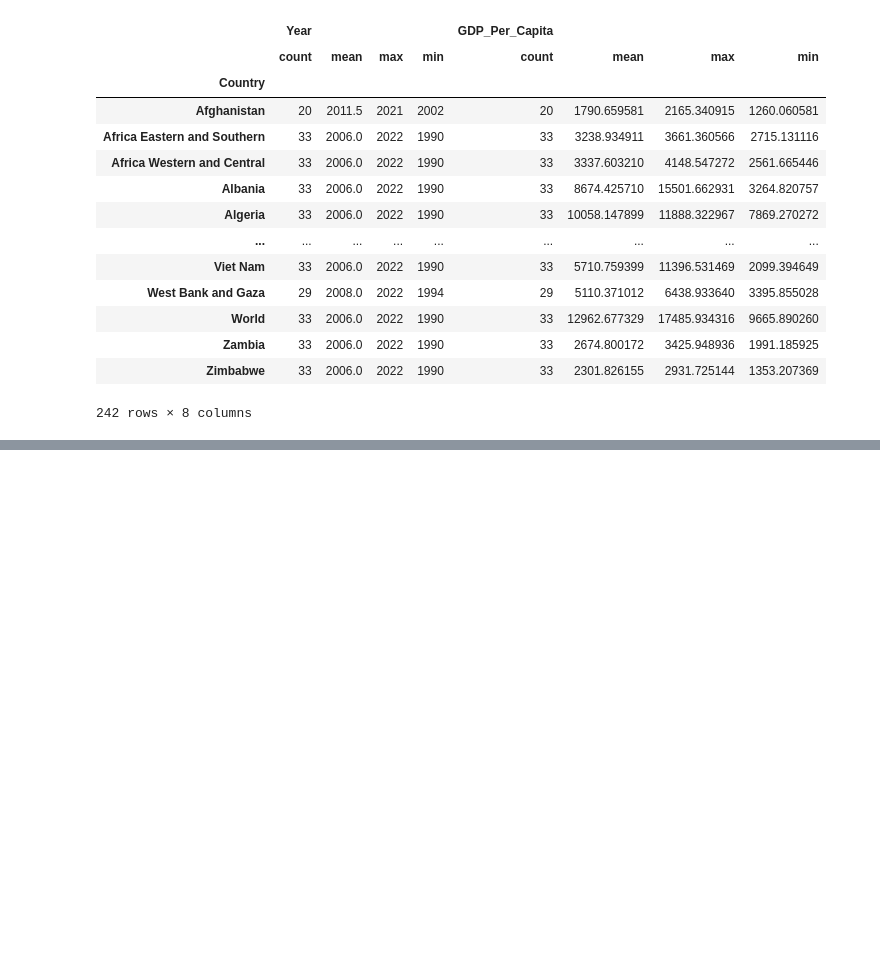
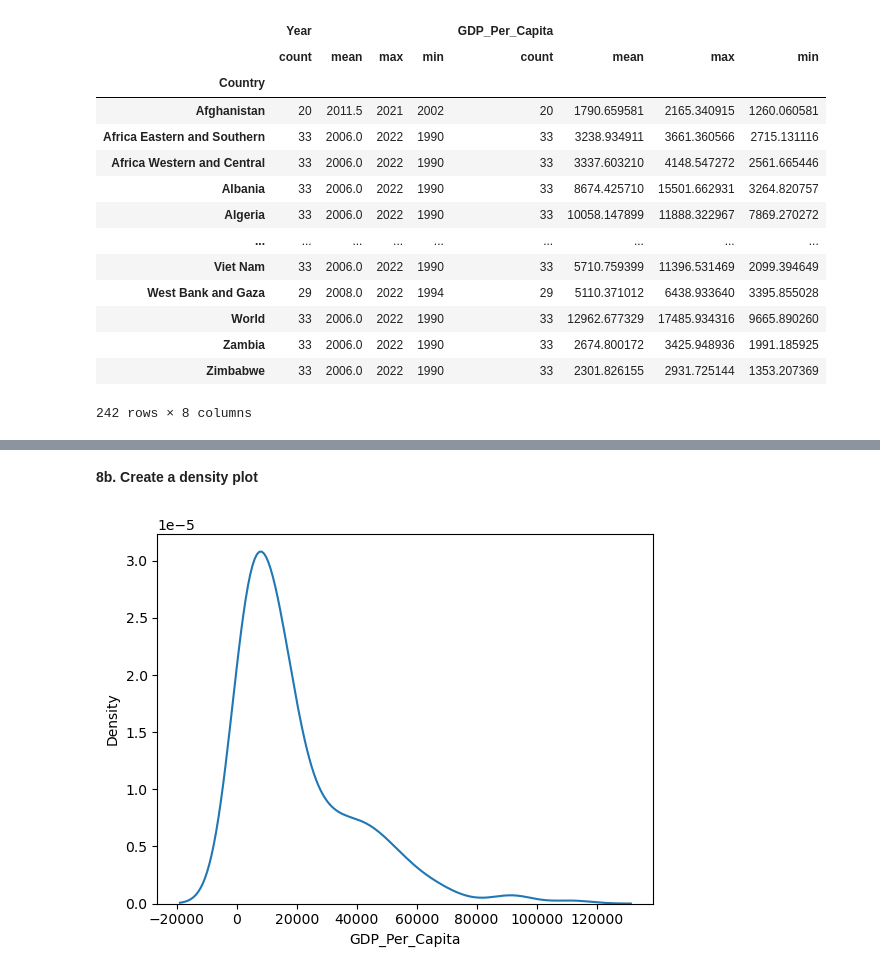
Before and after one commit to NSS-Full-Time-Data-Analytics-14/gdp-and-internet-usage-j2das1, a Jupyter notebook: notebook/UN_gdp_internetuse_project.ipynb, the cells around one changed output, grey strips where cells are left out. Saved outputs shown, nothing was run; the diff lists cells and outputs as text; code cells hidden in the pictures; blank space fills up the shorter version.

```diff
--- a/notebook/UN_gdp_internetuse_project.ipynb
+++ b/notebook/UN_gdp_internetuse_project.ipynb
@@ -206,0 +199,6 @@ gdp_graph
+# %% [markdown]
+**8b. Create a density plot**
+# %%
+sns.kdeplot(data = gdp_2020, x = 'GDP_Per_Capita');
+# %% [output]
+[figure, added]
```
Also changed, not shown: parts of 40 cells of this notebook.
